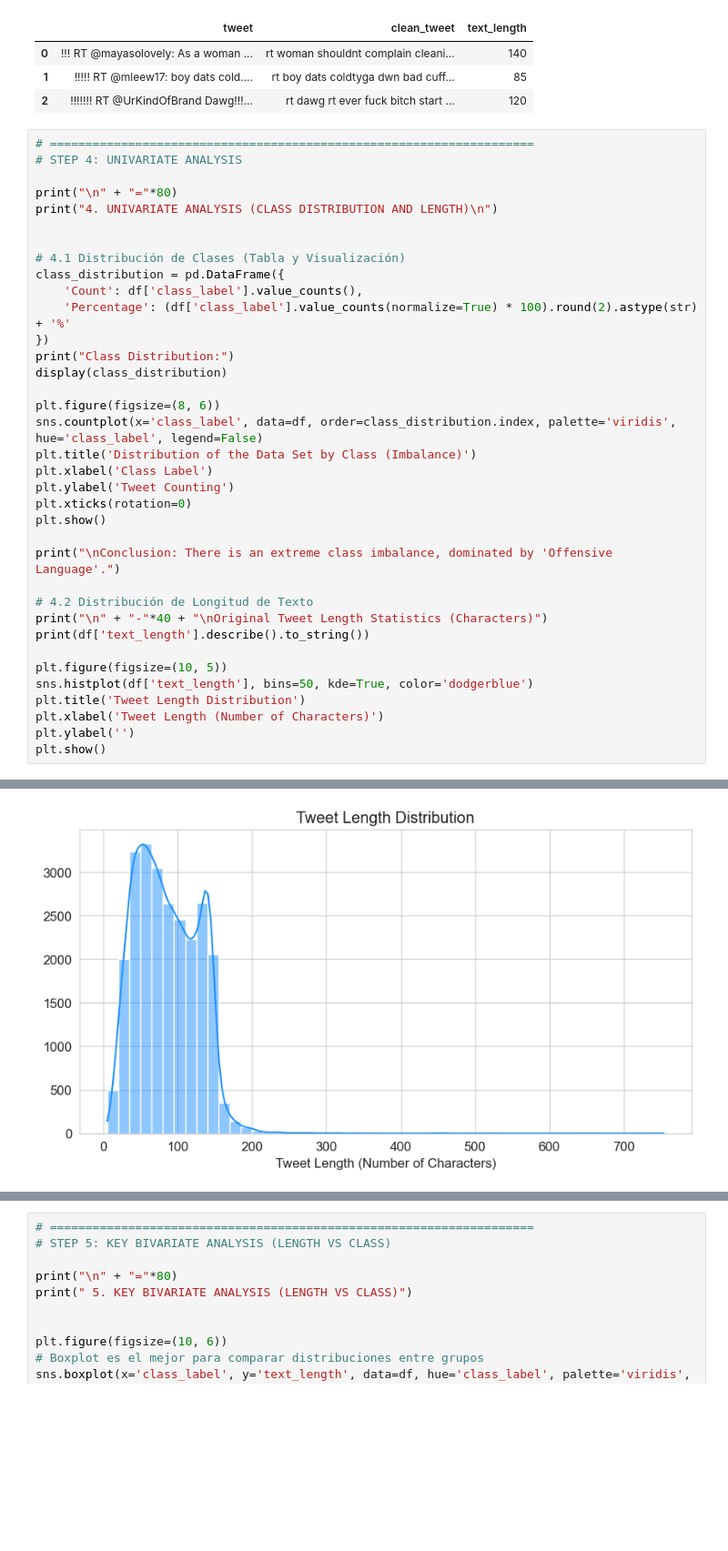
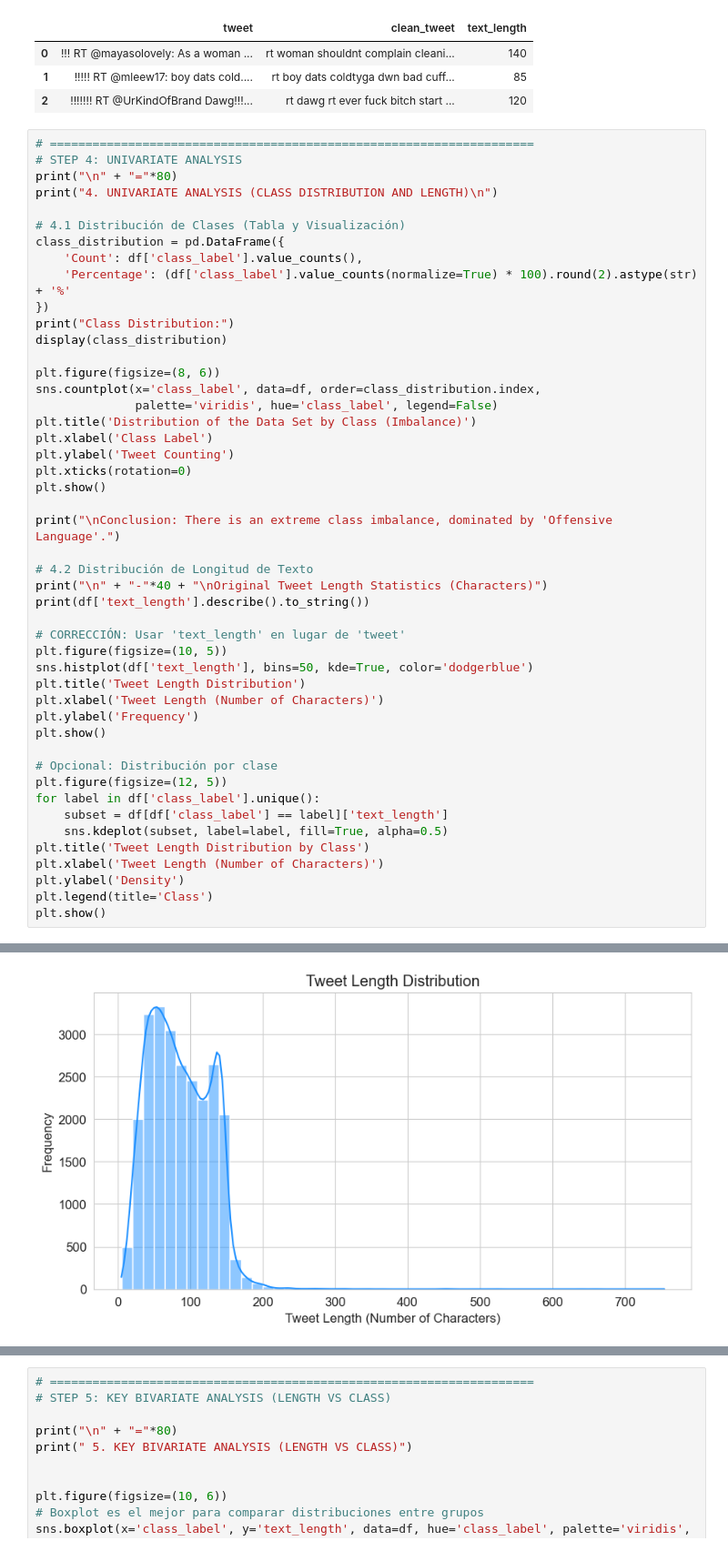
Before and after one commit to Factoria-F5-madrid/projecto6-problema-clasificacion-grupo1, a Jupyter notebook: backend/notebooks/EDA.ipynb, the cells around one changed output, grey strips where cells are left out. Shown: that part at 91% size. Drawn from its saved outputs; the diff is of its cells as text; blank space fills up the shorter version.

```diff
--- a/backend/notebooks/EDA.ipynb
+++ b/backend/notebooks/EDA.ipynb
@@ -224,10 +224,8 @@ display(df[['tweet', 'clean_tweet', 'text_length']].head(3))
 # %%
 # ====================================================================
 # STEP 4: UNIVARIATE ANALYSIS
-
 print("\n" + "="*80)
 print("4. UNIVARIATE ANALYSIS (CLASS DISTRIBUTION AND LENGTH)\n")
-
 
 # 4.1 Distribución de Clases (Tabla y Visualización)
 class_distribution = pd.DataFrame({
@@ -238,7 +236,8 @@ print("Class Distribution:")
 display(class_distribution)
 
 plt.figure(figsize=(8, 6))
-sns.countplot(x='class_label', data=df, order=class_distribution.index, palette='viridis',  hue='class_label', legend=False)
+sns.countplot(x='class_label', data=df, order=class_distribution.index,
+              palette='viridis', hue='class_label', legend=False)
 plt.title('Distribution of the Data Set by Class (Imbalance)')
 plt.xlabel('Class Label')
 plt.ylabel('Tweet Counting')
@@ -251,33 +250,45 @@ print("\nConclusion: There is an extreme class imbalance, dominated by 'Offensiv
 print("\n" + "-"*40 + "\nOriginal Tweet Length Statistics (Characters)")
 print(df['text_length'].describe().to_string())
 
+# CORRECCIÓN: Usar 'text_length' en lugar de 'tweet'
 plt.figure(figsize=(10, 5))
 sns.histplot(df['text_length'], bins=50, kde=True, color='dodgerblue')
 plt.title('Tweet Length Distribution')
 plt.xlabel('Tweet Length (Number of Characters)')
-plt.ylabel('')
+plt.ylabel('Frequency')
 plt.show()
+
+# Opcional: Distribución por clase
+plt.figure(figsize=(12, 5))
+for label in df['class_label'].unique():
+    subset = df[df['class_label'] == label]['text_length']
+    sns.kdeplot(subset, label=label, fill=True, alpha=0.5)
+plt.title('Tweet Length Distribution by Class')
+plt.xlabel('Tweet Length (Number of Characters)')
+plt.ylabel('Density')
+plt.legend(title='Class')
+plt.show()
 # %% [output]
 ================================================================================
 4. UNIVARIATE ANALYSIS (CLASS DISTRIBUTION AND LENGTH)
 
 Class Distribution:
 |  | Count | Percentage |
 | class_label |  |  |
 | Offensive Language | 19190 | 77.43% |
 | Neither | 4163 | 16.8% |
 | Hate Speech | 1430 | 5.77% |
 [figure]
 Conclusion: There is an extreme class imbalance, dominated by 'Offensive Language'.
 
 ----------------------------------------
 Original Tweet Length Statistics (Characters)
 count    24783.000000
 mean        85.436065
 std         41.548238
 min          5.000000
 25%         52.000000
 50%         81.000000
 75%        119.000000
 max        754.000000
-[figure, old version]
+[figure, new version]
```
Also changed, not shown: parts of 8 cells of this notebook, 2 other files.
